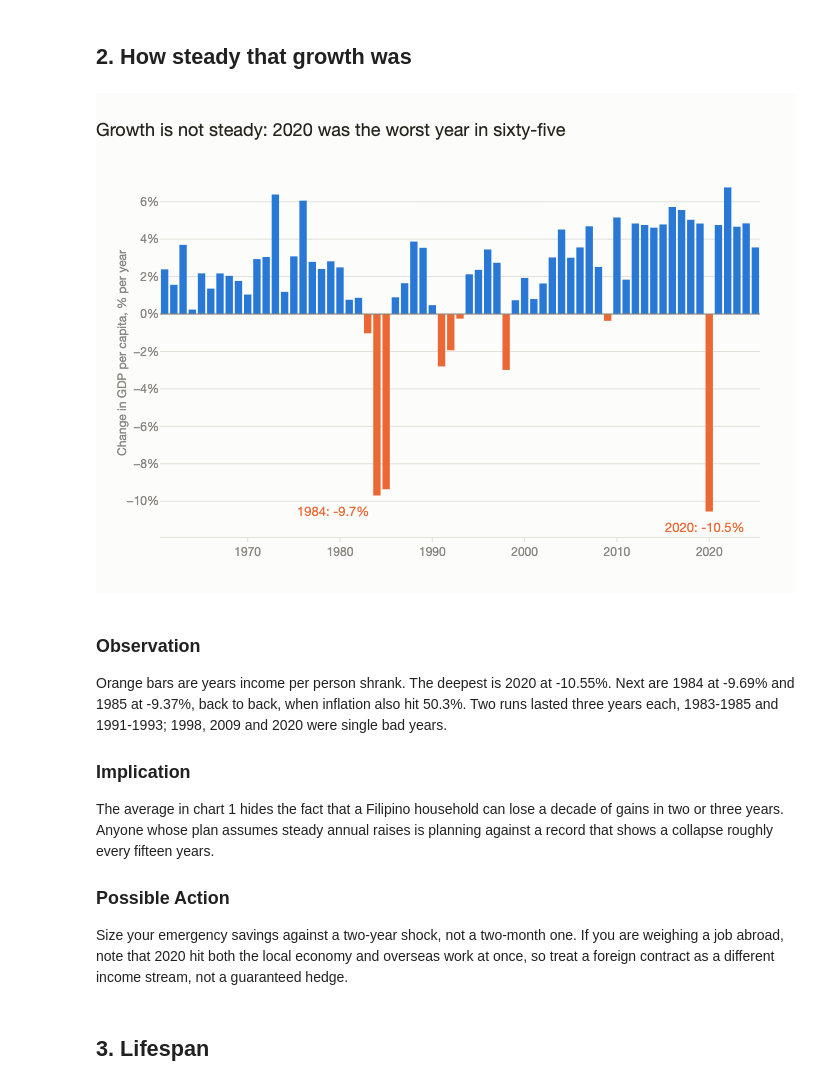
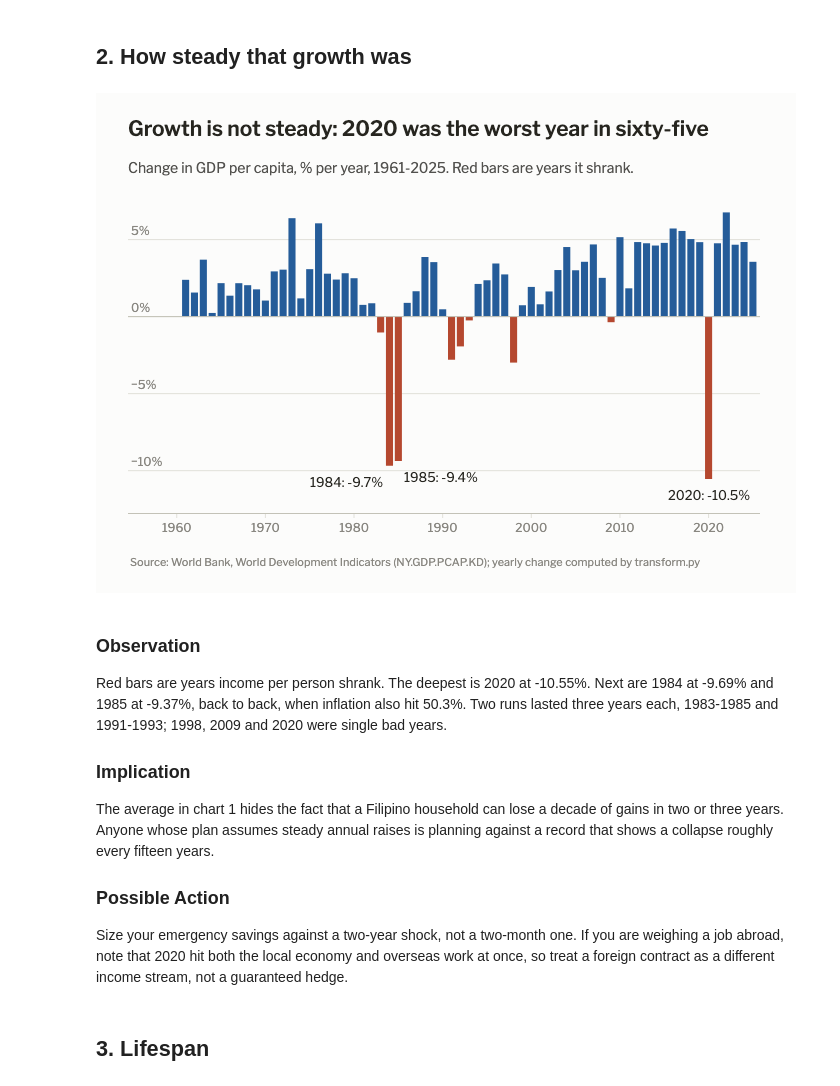
Before and after one commit to xeind/dep-data-engineering-xeind, a Jupyter notebook: notebooks/insights.ipynb, the cells around one changed output. Cells and saved outputs as stored; diff of their text form; code cells hidden in the pictures.

```diff
--- a/notebooks/insights.ipynb
+++ b/notebooks/insights.ipynb
@@ -227,17 +264,22 @@ s = df["gdp_per_capita_const"].dropna()
 
 fig = go.Figure()
 fig.add_trace(go.Scatter(
-    x=s.index, y=s.values, mode="lines", line=dict(color=BLUE, width=2),
-    name="GDP per capita", hovertemplate="%{x}: $%{y:,.0f}<extra></extra>"))
+    x=s.index, y=s.values, mode="lines", line=dict(color=ACCENT, width=2),
+    name="GDP per capita", hovertemplate="%{x}: $%{y:,.0f}<extra></extra>", **AREA))
 
-for yr, dy in [(1960, 22), (2025, -4)]:
+peak = s.loc[:1990].idxmax()  # the 1982 high the Observation below refers to
+for yr, dx in [(1960, 10), (peak, 0), (2025, -8)]:
     fig.add_annotation(x=yr, y=s[yr], text=f"${s[yr]:,.0f}", showarrow=False,
-                       yshift=18, xshift=dy, font=dict(color=BLUE, size=13))
+                       yshift=18, xshift=dx, font=dict(color=INK, size=13))
+mark_points(fig, s, [1960, peak, 2025], ACCENT)
 
 fig.update_layout(
-    title="Income per person is 3.6 times what it was in 1960",
-    yaxis_title="GDP per capita, constant 2015 US$",
-    xaxis_title=None, yaxis_tickprefix="$", yaxis_tickformat=",")
+    xaxis_title=None, yaxis_tickprefix="$", yaxis_tickformat=",",
+    # Half a gridline step of headroom, so the top gridline keeps room for its number.
+    yaxis_range=[0, (s.max() // 500 + 1.5) * 500], xaxis_range=[1953, 2026.5], **INSIDE_Y)
+headline(fig, "Income per person is 3.6 times what it was in 1960",
+         f"GDP per capita, constant 2015 US dollars, {s.index.min()}-{s.index.max()}",
+         "World Bank, World Development Indicators (NY.GDP.PCAP.KD)")
 save(fig, "01-gdp-per-capita")
 fig.show()
 # %% [output]
@@ -264,30 +306,35 @@ benchmark than the headline 3.6x.
 ## 2. How steady that growth was
 # %%
 g = df["gdp_growth_pct"].dropna()
-colors = [ORANGE if v < 0 else BLUE for v in g.values]
+colors = [NEGATIVE if v < 0 else ACCENT for v in g.values]
 
 fig = go.Figure()
 fig.add_trace(go.Bar(
     x=g.index, y=g.values, marker_color=colors, marker_line_width=0,
     hovertemplate="%{x}: %{y:.2f}%<extra></extra>"))
-fig.add_hline(y=0, line_color=MUTED, line_width=1)
+fig.add_hline(y=0, line_color=BASELINE, line_width=1)
 
-for yr, dx in [(1984, -44), (2020, -4)]:
-    fig.add_annotation(x=yr, y=g[yr], text=f"{yr}: {g[yr]:.1f}%",
-                       showarrow=False, yshift=-16, xshift=dx,
-                       font=dict(color=ORANGE, size=13))
+# 1984 and 1985 sit side by side, so their labels open outward from the pair.
+for yr, anchor, dx in [(1984, "right", -4), (1985, "left", 4), (2020, "center", 0)]:
+    fig.add_annotation(x=yr, y=g[yr], text=f"{yr}: {g[yr]:.1f}%", showarrow=False,
+                       xanchor=anchor, yanchor="top", xshift=dx, yshift=-6,
+                       font=dict(color=INK, size=13))
 
-fig.update_layout(
-    title="Growth is not steady: 2020 was the worst year in sixty-five",
-    yaxis_title="Change in GDP per capita, % per year",
-    xaxis_title=None, yaxis_ticksuffix="%")
+fig.update_layout(xaxis_title=None, yaxis_ticksuffix="%",
+                  yaxis_range=[g.min() - 2.2, g.max() + 1], xaxis_range=[1954.5, 2025.8],
+                  **INSIDE_Y)
+headline(fig, "Growth is not steady: 2020 was the worst year in sixty-five",
+         f"Change in GDP per capita, % per year, {g.index.min()}-{g.index.max()}. "
+         "Red bars are years it shrank.",
+         "World Bank, World Development Indicators (NY.GDP.PCAP.KD); "
+         "yearly change computed by transform.py")
 save(fig, "02-gdp-growth")
 fig.show()
 # %% [output]
-[figure, old version]
+[figure, new version]
 # %% [markdown]
 ### Observation
-Orange bars are years income per person shrank. The deepest is 2020 at -10.55%.
+Red bars are years income per person shrank. The deepest is 2020 at -10.55%.
 Next are 1984 at -9.69% and 1985 at -9.37%, back to back, when inflation also
 hit 50.3%. Two runs lasted three years each, 1983-1985 and 1991-1993; 1998,
 2009 and 2020 were single bad years.
```
Also changed, not shown: parts of 5 cells of this notebook, 5 other files.
